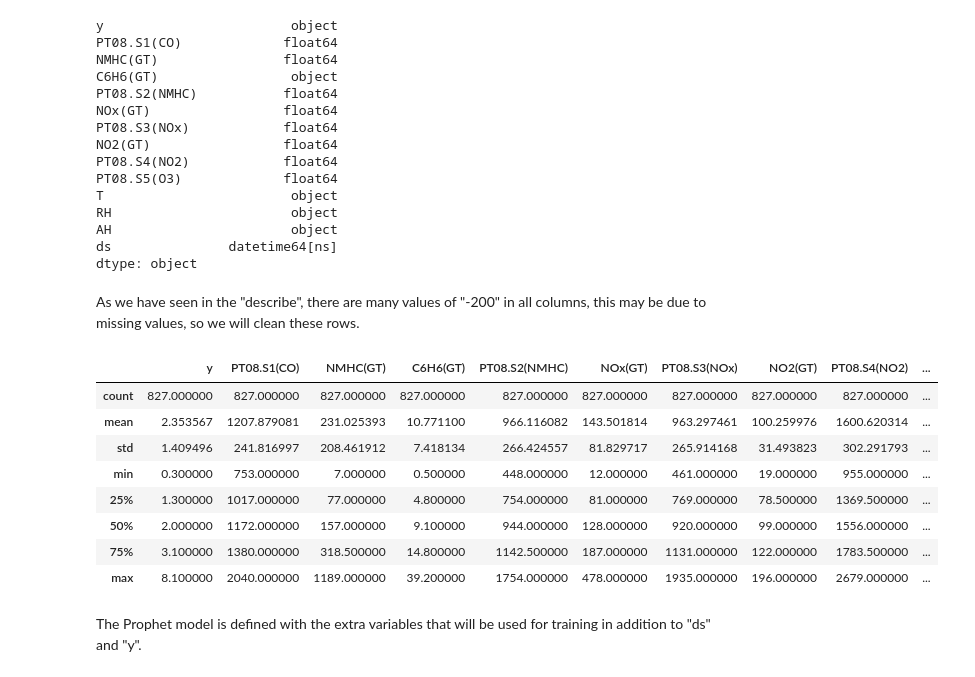
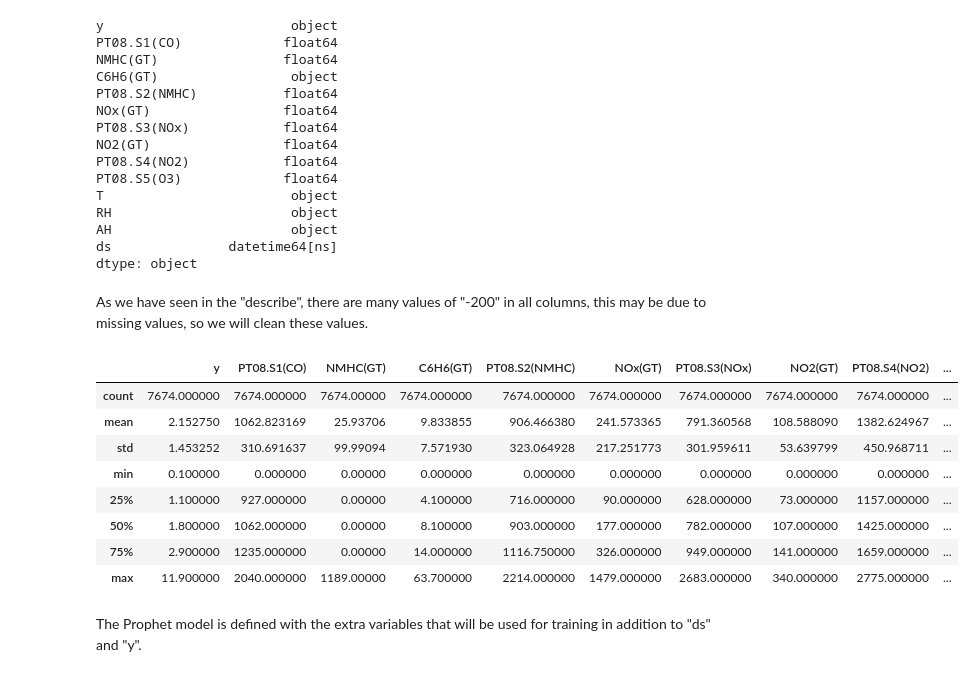
Before and after one commit to Deepknowledge-US/Time-Series-Forecasting, a Jupyter notebook: Prophet.ipynb, the cells around one changed output. Cells and saved outputs as stored; diff of their text form; code cells hidden in the pictures.

```diff
--- a/Prophet.ipynb
+++ b/Prophet.ipynb
@@ -252,32 +252,21 @@ df['RH'] = df['RH'].astype(float)
 df['AH'] = df['AH'].astype(float)
 df['y'] = df['y'].astype(float)
 # %% [markdown]
-As we have seen in the "describe", there are many values of "-200" in all columns, this may be due to missing values, so we will clean these rows.
+As we have seen in the "describe", there are many values of "-200" in all columns, this may be due to missing values, so we will clean these values.
-# %%
-df = df[df["y"] != -200]
-df = df[df["PT08.S1(CO)"] != -200]
-df = df[df["NMHC(GT)"] != -200]
-df = df[df["C6H6(GT)"] != -200]
-df = df[df["PT08.S2(NMHC)"] != -200]
-df = df[df["NOx(GT)"] != -200]
-df = df[df["PT08.S3(NOx)"] != -200]
-df = df[df["NO2(GT)"] != -200]
-df = df[df["PT08.S4(NO2)"] != -200]
-df = df[df["PT08.S5(O3)"] != -200]
-df = df[df["T"] != -200]
-df = df[df["RH"] != -200]
-df = df[df["AH"] != -200]
-df.describe()
-# %% [output]
-|  | y | PT08.S1(CO) | NMHC(GT) | C6H6(GT) | PT08.S2(NMHC) | NOx(GT) | PT08.S3(NOx) | NO2(GT) | PT08.S4(NO2) | ... |
-| count | 827.000000 | 827.000000 | 827.000000 | 827.000000 | 827.000000 | 827.000000 | 827.000000 | 827.000000 | 827.000000 | ... |
-| mean | 2.353567 | 1207.879081 | 231.025393 | 10.771100 | 966.116082 | 143.501814 | 963.297461 | 100.259976 | 1600.620314 | ... |
-| std | 1.409496 | 241.816997 | 208.461912 | 7.418134 | 266.424557 | 81.829717 | 265.914168 | 31.493823 | 302.291793 | ... |
-| min | 0.300000 | 753.000000 | 7.000000 | 0.500000 | 448.000000 | 12.000000 | 461.000000 | 19.000000 | 955.000000 | ... |
-| 25% | 1.300000 | 1017.000000 | 77.000000 | 4.800000 | 754.000000 | 81.000000 | 769.000000 | 78.500000 | 1369.500000 | ... |
-| 50% | 2.000000 | 1172.000000 | 157.000000 | 9.100000 | 944.000000 | 128.000000 | 920.000000 | 99.000000 | 1556.000000 | ... |
-| 75% | 3.100000 | 1380.000000 | 318.500000 | 14.800000 | 1142.500000 | 187.000000 | 1131.000000 | 122.000000 | 1783.500000 | ... |
-| max | 8.100000 | 2040.000000 | 1189.000000 | 39.200000 | 1754.000000 | 478.000000 | 1935.000000 | 196.000000 | 2679.000000 | ... |
+# %%
+df = df[df["y"] != -200]
+df = df.replace(-200, 0)
+df.describe()
+# %% [output]
+|  | y | PT08.S1(CO) | NMHC(GT) | C6H6(GT) | PT08.S2(NMHC) | NOx(GT) | PT08.S3(NOx) | NO2(GT) | PT08.S4(NO2) | ... |
+| count | 7674.000000 | 7674.000000 | 7674.00000 | 7674.000000 | 7674.000000 | 7674.000000 | 7674.000000 | 7674.000000 | 7674.000000 | ... |
+| mean | 2.152750 | 1062.823169 | 25.93706 | 9.833855 | 906.466380 | 241.573365 | 791.360568 | 108.588090 | 1382.624967 | ... |
+| std | 1.453252 | 310.691637 | 99.99094 | 7.571930 | 323.064928 | 217.251773 | 301.959611 | 53.639799 | 450.968711 | ... |
+| min | 0.100000 | 0.000000 | 0.00000 | 0.000000 | 0.000000 | 0.000000 | 0.000000 | 0.000000 | 0.000000 | ... |
+| 25% | 1.100000 | 927.000000 | 0.00000 | 4.100000 | 716.000000 | 90.000000 | 628.000000 | 73.000000 | 1157.000000 | ... |
+| 50% | 1.800000 | 1062.000000 | 0.00000 | 8.100000 | 903.000000 | 177.000000 | 782.000000 | 107.000000 | 1425.000000 | ... |
+| 75% | 2.900000 | 1235.000000 | 0.00000 | 14.000000 | 1116.750000 | 326.000000 | 949.000000 | 141.000000 | 1659.000000 | ... |
+| max | 11.900000 | 2040.000000 | 1189.00000 | 63.700000 | 2214.000000 | 1479.000000 | 2683.000000 | 340.000000 | 2775.000000 | ... |
 # %% [markdown]
 The Prophet model is defined with the extra variables that will be used for training in addition to "ds" and "y".
 # %%
```
Also changed, not shown: parts of 1 cell of this notebook.
